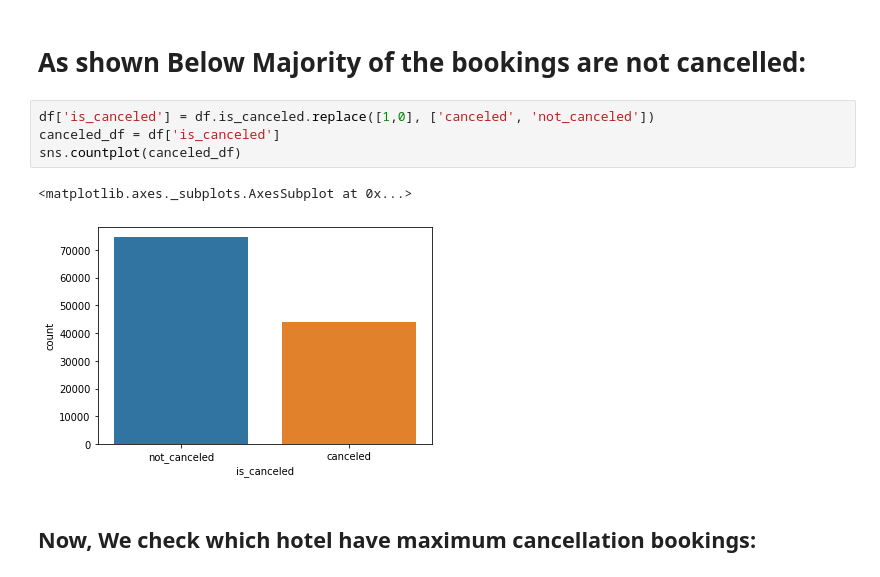
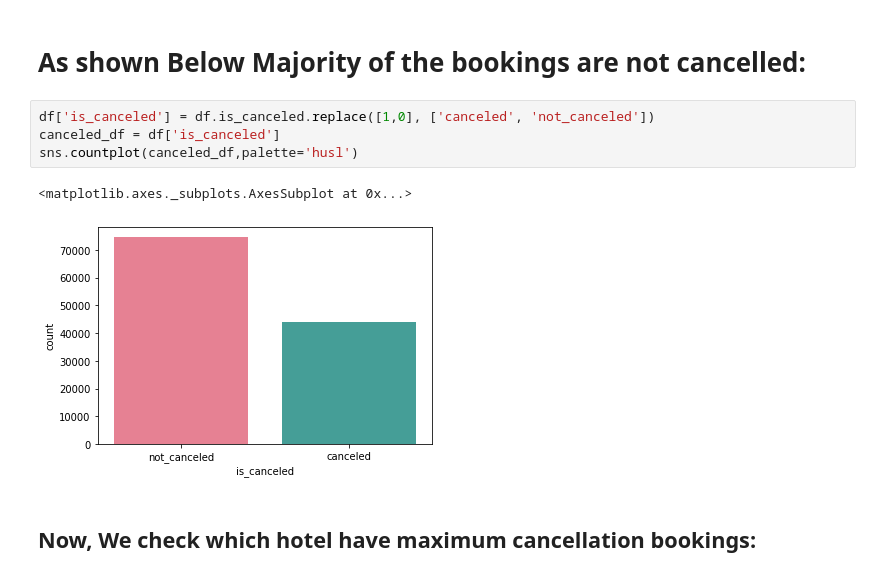
Before and after one commit to datascience-vivek/EDA-Capstone-Project-on-Hotel-Bookings, a Jupyter notebook: EDA_Capstone_Project_on_Hotel_Bookings.ipynb, the cells around one changed output. Drawn from its saved outputs; the diff is of its cells as text.

```diff
--- a/EDA_Capstone_Project_on_Hotel_Bookings.ipynb
+++ b/EDA_Capstone_Project_on_Hotel_Bookings.ipynb
@@ -255,10 +255,10 @@ Int64Index([0, 1], dtype='int64')
 # %%
 df['is_canceled'] = df.is_canceled.replace([1,0], ['canceled', 'not_canceled'])
 canceled_df = df['is_canceled']
-sns.countplot(canceled_df)
+sns.countplot(canceled_df,palette='husl')
 # %% [output]
 <matplotlib.axes._subplots.AxesSubplot at 0x...>
-[figure, old version]
+[figure, new version]
 # %% [markdown]
 ## Now, We check which hotel have maximum cancellation bookings:
 # %% [markdown]
```
Also changed, not shown: parts of 6 cells of this notebook.
